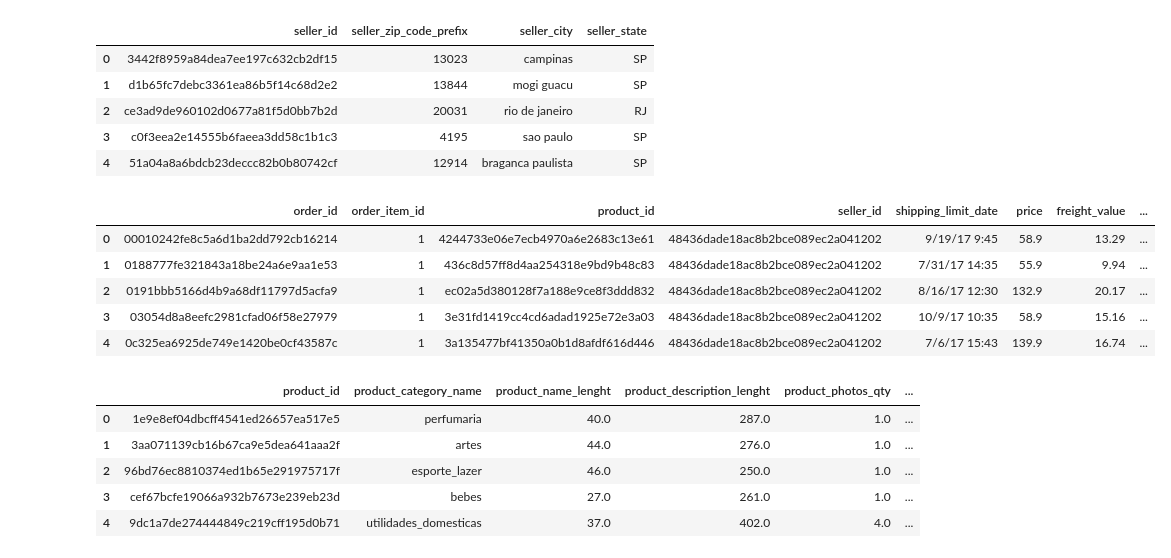
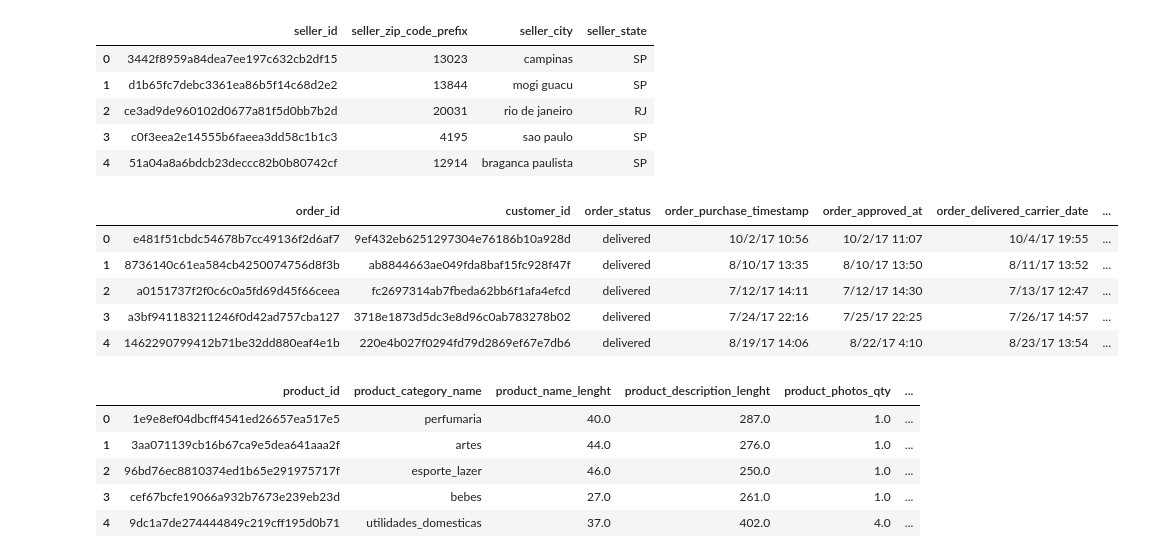
Before and after one commit to Anna103/E-commerce-Inventory-Management-by-Forecasting-Sales., a Jupyter notebook: Join_Seller_Product.ipynb, the cells around one changed output. Drawn from its saved outputs; the diff is of its cells as text; code cells hidden in the pictures.

Commit message:
Adding correct program and seller prd customer file

```diff
--- a/Join_Seller_Product.ipynb
+++ b/Join_Seller_Product.ipynb
@@ -11,3 +11,6 @@ order_items_dataset.head()
 | 2 | 000229ec398224ef6ca0657da4fc703e | 1 | c777355d18b72b67abbeef9df44fd0fd | 5b51032eddd242adc84c38acab88f23d | 1/18/18 14:48 | 199.00 | 17.87 |
 | 3 | 00024acbcdf0a6daa1e931b038114c75 | 1 | 7634da152a4610f1595efa32f14722fc | 9d7a1d34a5052409006425275ba1c2b4 | 8/15/18 10:10 | 12.99 | 12.79 |
 | 4 | 00042b26cf59d7ce69dfabb4e55b4fd9 | 1 | ac6c3623068f30de03045865e4e10089 | df560393f3a51e74553ab94004ba5c87 | 2/13/17 13:57 | 199.90 | 18.14 |
+# %%
+order_dataset=pd.read_csv('olist_orders_dataset.csv')  # Olist orders datasest
+order_dataset.head()
@@ -13,0 +24,3 @@ order_items_dataset.head()
+# %%
+olist_order_order_items=pd.merge(order_dataset, order_items_dataset,on=['order_id','order_id']) #full outer join based on seller id
+olist_order_order_items.head()
@@ -22,15 +42,15 @@ olist_sellers_dataset.head()
 | 3 | c0f3eea2e14555b6faeea3dd58c1b1c3 | 4195 | sao paulo | SP |
 | 4 | 51a04a8a6bdcb23deccc82b0b80742cf | 12914 | braganca paulista | SP |
 # %%
-olist_seller_order_items=pd.merge(order_items_dataset, olist_sellers_dataset,on=['seller_id','seller_id']) #full outer join based on seller id
+olist_seller_order_items=pd.merge(olist_order_order_items, olist_sellers_dataset,on=['seller_id','seller_id']) #full outer join based on seller id
 olist_seller_order_items.head()
 # %% [output]
-|  | order_id | order_item_id | product_id | seller_id | shipping_limit_date | price | freight_value | ... |
-| 0 | 00010242fe8c5a6d1ba2dd792cb16214 | 1 | 4244733e06e7ecb4970a6e2683c13e61 | 48436dade18ac8b2bce089ec2a041202 | 9/19/17 9:45 | 58.9 | 13.29 | ... |
-| 1 | 0188777fe321843a18be24a6e9aa1e53 | 1 | 436c8d57ff8d4aa254318e9bd9b48c83 | 48436dade18ac8b2bce089ec2a041202 | 7/31/17 14:35 | 55.9 | 9.94 | ... |
-| 2 | 0191bbb5166d4b9a68df11797d5acfa9 | 1 | ec02a5d380128f7a188e9ce8f3ddd832 | 48436dade18ac8b2bce089ec2a041202 | 8/16/17 12:30 | 132.9 | 20.17 | ... |
-| 3 | 03054d8a8eefc2981cfad06f58e27979 | 1 | 3e31fd1419cc4cd6adad1925e72e3a03 | 48436dade18ac8b2bce089ec2a041202 | 10/9/17 10:35 | 58.9 | 15.16 | ... |
-| 4 | 0c325ea6925de749e1420be0cf43587c | 1 | 3a135477bf41350a0b1d8afdf616d446 | 48436dade18ac8b2bce089ec2a041202 | 7/6/17 15:43 | 139.9 | 16.74 | ... |
+|  | order_id | customer_id | order_status | order_purchase_timestamp | order_approved_at | order_delivered_carrier_date | ... |
+| 0 | e481f51cbdc54678b7cc49136f2d6af7 | 9ef432eb6251297304e76186b10a928d | delivered | 10/2/17 10:56 | 10/2/17 11:07 | 10/4/17 19:55 | ... |
+| 1 | 8736140c61ea584cb4250074756d8f3b | ab8844663ae049fda8baf15fc928f47f | delivered | 8/10/17 13:35 | 8/10/17 13:50 | 8/11/17 13:52 | ... |
+| 2 | a0151737f2f0c6c0a5fd69d45f66ceea | fc2697314ab7fbeda62bb6f1afa4efcd | delivered | 7/12/17 14:11 | 7/12/17 14:30 | 7/13/17 12:47 | ... |
+| 3 | a3bf941183211246f0d42ad757cba127 | 3718e1873d5dc3e8d96c0ab783278b02 | delivered | 7/24/17 22:16 | 7/25/17 22:25 | 7/26/17 14:57 | ... |
+| 4 | 1462290799412b71be32dd880eaf4e1b | 220e4b027f0294fd79d2869ef67e7db6 | delivered | 8/19/17 14:06 | 8/22/17 4:10 | 8/23/17 13:54 | ... |
 # %%
 olist_products_dataset=pd.read_csv('olist_products_dataset.csv') #product dataset
 olist_products_dataset.head()
```
Also changed, not shown: parts of 12 cells of this notebook, 2 other files.
